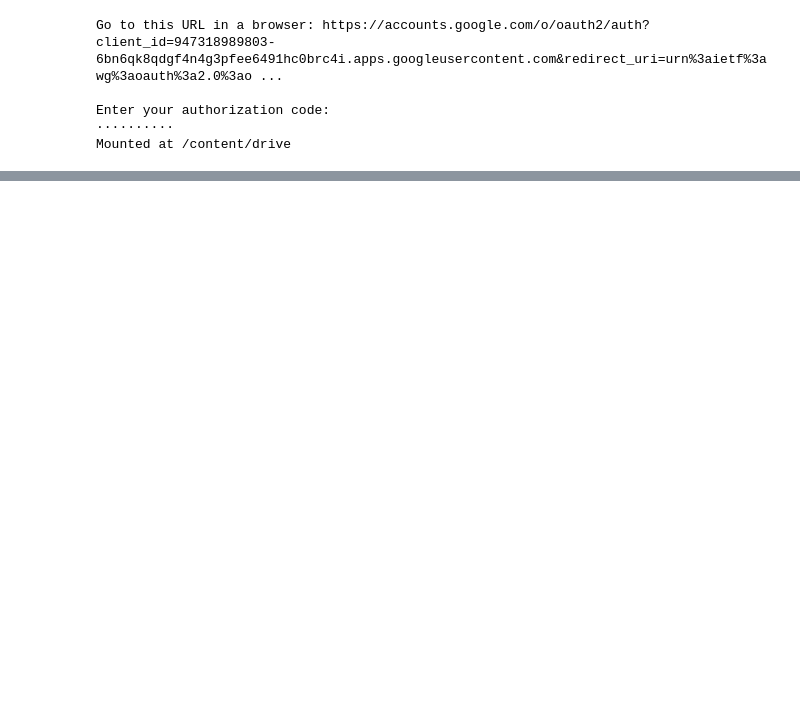
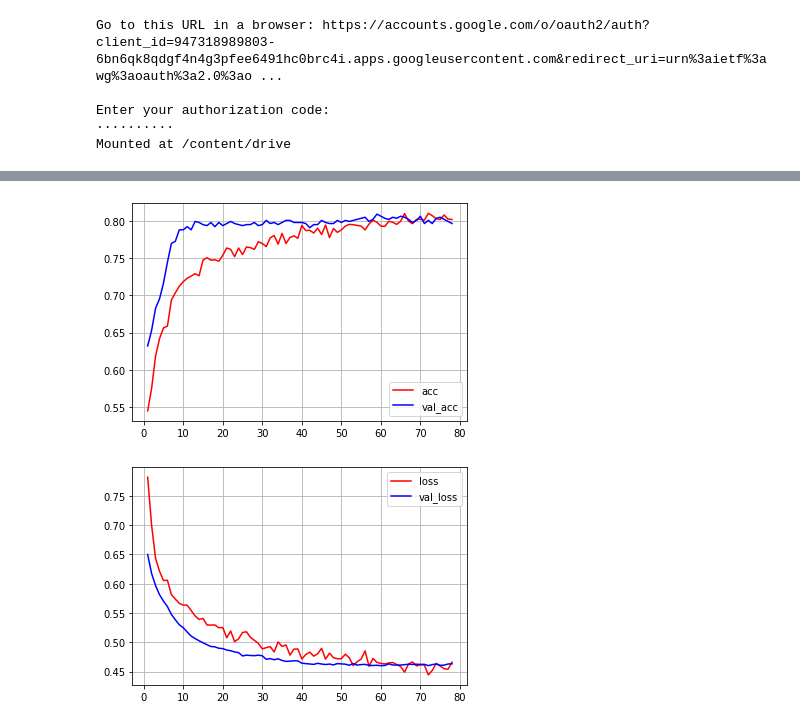
Before and after one commit to bacle-nuage/kaggle_titanic, a Jupyter notebook: main_2.ipynb, the cells around one changed output, grey strips where cells are left out. Saved outputs shown, nothing was run; the diff lists cells and outputs as text; code cells hidden in the pictures; blank space fills up the shorter version.

```diff
--- a/main_2.ipynb
+++ b/main_2.ipynb
@@ -180,4 +112,0 @@ WARNING:tensorflow:From /usr/local/lib/python3.6/dist-packages/keras/backend/ten
-# %%
-x = train.drop('Survived', axis=1)
-y = data_to_categorical(train['Survived'])
-fitted_model = model_fit(x,y)
@@ -198,0 +120,12 @@ display(x.reshape(()))
+# %%
+train, test = pre_processing(train, test)
+
+columns = ['Pclass', 'Sex', 'Age', 'SibSp', 'Parch', 'Fare', 'Ticket_Left']
+
+train_data = train[columns].values
+train_lavels = train['Survived'].values
+
+x_train = np.asarray(train_data).astype('float32')
+y_train = np.asarray(train_lavels).astype('float32')
+
+test_data = test[columns].values.astype('float32')
@@ -198,0 +140,11 @@ display(x.reshape(()))
+# %%
+#正規化
+for i in range(len(columns)-1):
+    mean = x_train.mean(axis=0)[i]
+    std = x_train.std(axis=0)[i]
+
+    x_train[:, i] = (x_train[:, i] - mean) / std
+    test_data[:, i] = (test_data[:, i] - mean) / std
+# %%
+model = create_model(x_train)
+model.fit(x_train, y_train, epochs=3, batch_size=100)
@@ -198,0 +220,20 @@ display(x.reshape(()))
+# %%
+average_a_history = [np.mean([x[i] for x in a_all_scores]) for i in range(num_epochs)]
+average_b_history = [np.mean([x[i] for x in b_all_scores]) for i in range(num_epochs)]
+average_c_history = [np.mean([x[i] for x in c_all_scores]) for i in range(num_epochs)]
+average_d_history = [np.mean([x[i] for x in d_all_scores]) for i in range(num_epochs)]
+
+plt.plot(range(1, len(average_a_history) + 1), average_a_history, color = "red", label="acc")
+plt.plot(range(1, len(average_b_history) + 1), average_b_history, color = "blue", label="val_acc")
+plt.legend()
+plt.grid(True)
+plt.show()
+
+plt.plot(range(1, len(average_c_history) + 1), average_c_history, color = "red", label="loss")
+plt.plot(range(1, len(average_d_history) + 1), average_d_history, color = "blue", label="val_loss")
+plt.legend()
+plt.grid(True)
+plt.show()
+# %% [output]
+[figure, added]
+[figure, added]
```
Also changed, not shown: parts of 10 cells of this notebook.
